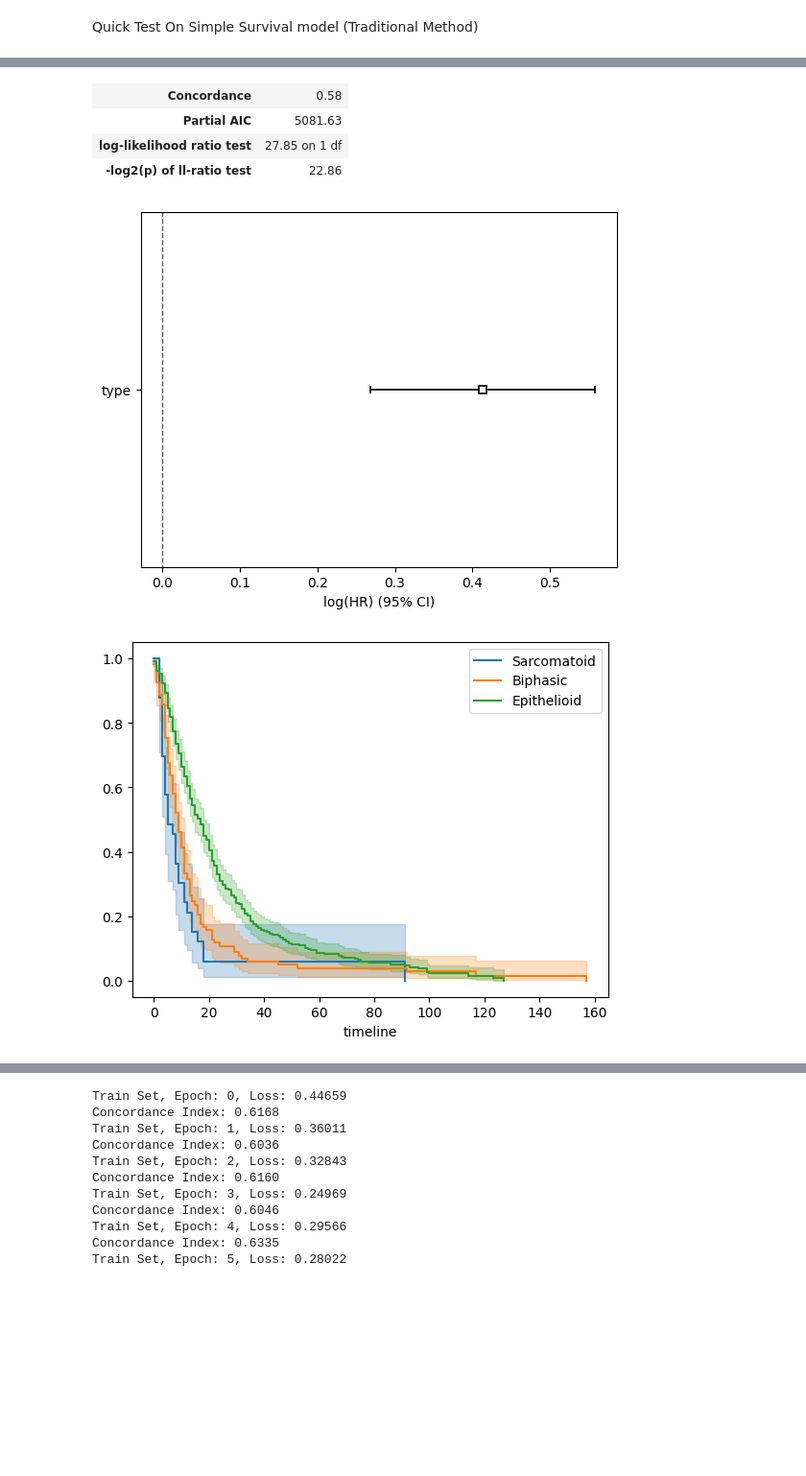
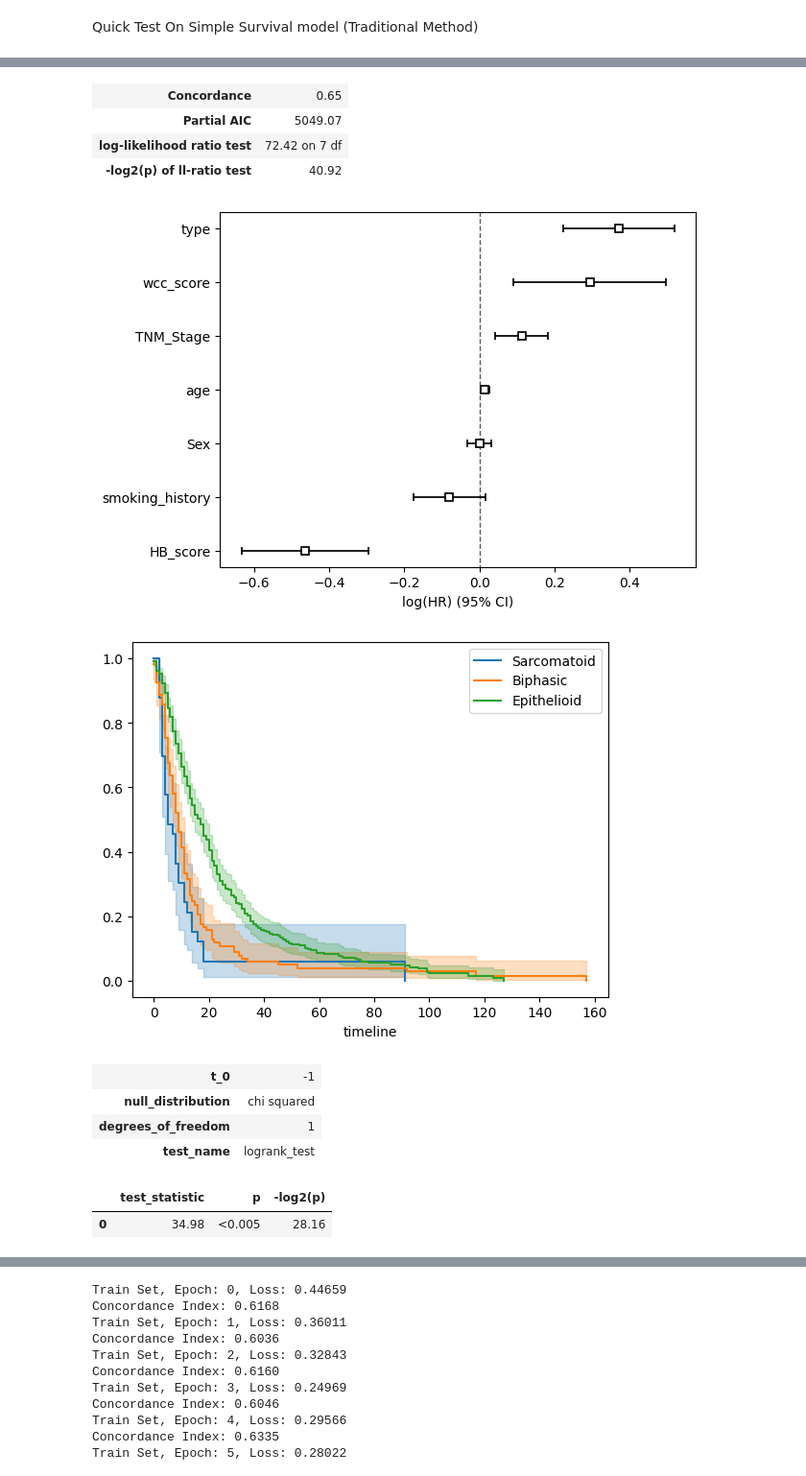
Before and after one commit to FarzanehSeyedshahi/Histomorphological-Phenotype-Learning, a Jupyter notebook: workflow/survival_figures.ipynb, the cells around one changed output, grey strips where cells are left out. Shown at 96% size. Cells and saved outputs as stored; diff of their text form; code cells hidden in the pictures; blank space fills up the shorter version.

```diff
--- a/workflow/survival_figures.ipynb
+++ b/workflow/survival_figures.ipynb
@@ -59,7 +60,6 @@ from lifelines.statistics import logrank_test
 from lifelines import CoxPHFitter
 # %%
 
-main_path = '/mnt/cephfs/sharedscratch/users/fshahi/Projects/Histomorphological-Phenotype-Learning'
 event_ind_field = 'os_event_ind'
 event_data_field = 'os_event_data'
 penalizer = .1
@@ -70,10 +70,6 @@ fold_number = 4
 datas = dict()
 cis = dict()
 cphs = dict()
-resolutions = ['2p0','5p0','7p0']
-resolutions = ['0p4','0p7','1p0','1p5','2p0','2p5','3p0','5p0','7p0','9p0']
-categorical_cols = ['Stage', 'Sex']
-normalize_cols = ['age']
 
 
 # For Kaplan-Meier Plots
@@ -81,12 +77,11 @@ matching_field = 'case_Id'
 num_folds = 5
 dataset = 'Meso'
 meta_folder = '750K'
-figure_path = main_path + '/results/BarlowTwins_3/{}/h224_w224_n3_zdim128/{}/cph_{}_{}'.format(dataset, meta_folder, l1_ratio, penalizer)
+figure_path = '{}/workflow/figures/survival/'.format(main_path)
+# figure_path = main_path + '/results/BarlowTwins_3/{}/h224_w224_n3_zdim128/{}/cph_{}_{}'.format(dataset, meta_folder, l1_ratio, penalizer)
 os.makedirs(figure_path, exist_ok=True)
 # Tile representation files.
 h5_complete_path   = '{}/results/BarlowTwins_3/{}/h224_w224_n3_zdim128/hdf5_{}_he_complete_filtered_metadata.h5'.format(main_path, dataset, dataset)
-
-# Ujncomment the below line for later processes
 adata_train, h5ad_path = read_h5ad_reference(h5_complete_path, meta_folder, groupby, fold_number)
 # %%
 # Removing the clusters manually
@@ -307,30 +260,30 @@ score_df = pd.concat([train_score_df, test_score_df], axis=0)
 import pandas as pd
 meta_data_org = pd.read_csv('{}/files/Meso_patients.csv'.format(main_path))
 # meta_data_org = meta_data_org[['case_Id', 'Stage', 'type', 'age', 'smoking_history', 'Sex', 'HB_score', 'wcc_score','TNM_Stage']]
-# meta_data_org = df[['Meso_score', 'os_event_data', 'os_event_ind', 'age','TNM_Stage','wcc_score', 'HB_score']]
+meta_data_org = meta_data_org[['os_event_data', 'os_event_ind', 'age','TNM_Stage','wcc_score', 'HB_score','smoking_history', 'type', 'Sex']]
 # make the table recurrence free
 # meta_data_org = meta_data_org[meta_data_org['recurrence'] == 0]
-meta_data_org = meta_data_org[['os_event_data', 'os_event_ind', 'type']]
+# meta_data_org = meta_data_org[['os_event_data', 'os_event_ind', 'type']]
 meta_data_org = meta_data_org.replace({'os_event_data': {'-': meta_data_org['os_event_data'].max()}, 'type': {'Epithelioid': 0, 'Sarcomatoid': 2, 'Biphasic': 1}})
 meta_data_org.os_event_data = meta_data_org.os_event_data.astype(float) #impartant!
 
 
 # meta_data_org['type'] = meta_data_org['type'].map({'Epithelioid': 0, 'Sarcomatoid': 2, 'Biphasic': 1})
 # meta_data_org['Stage'] = meta_data_org['Stage'].map({'N0': 0, 'N1': 1, 'N2': 2, 'N3': 3})
-# meta_data_org['smoking_history'] = meta_data_org['smoking_history'].map({'Unknown':-1 , 'Non-smoker': 0, 'Ex-smoker': 1, 'Current-smoker': 2})
+meta_data_org['smoking_history'] = meta_data_org['smoking_history'].map({'Unknown':-1 , 'Non-smoker': 0, 'Ex-smoker': 1, 'Current-smoker': 2})
 
-# meta_data_org['HB_score'] = meta_data_org['HB_score'].map({'Low': 0, 'Normal': 1, 'High': 2, '99': -1})
-# meta_data_org['wcc_score'] = meta_data_org['wcc_score'].map({'Low': 0, 'Normal': 1, 'High': 2, 'Unknown': -1})
-# meta_data_org['TNM_Stage'] = meta_data_org['TNM_Stage'].map({'IA': 0, 'IB':.5, 'II': 1, 'IIIA': 2, 'IIIB': 2.5, 'IV': 3, 'Missing': -1})
-# meta_data_org['Sex'] = meta_data_org['Sex'].map({'Male':0, 'Female':1})
+meta_data_org['HB_score'] = meta_data_org['HB_score'].map({'Low': 0, 'Normal': 1, 'High': 2, '99': -1})
+meta_data_org['wcc_score'] = meta_data_org['wcc_score'].map({'Low': 0, 'Normal': 1, 'High': 2, 'Unknown': -1})
+meta_data_org['TNM_Stage'] = meta_data_org['TNM_Stage'].map({'IA': 0, 'IB':.5, 'II': 1, 'IIIA': 2, 'IIIB': 2.5, 'IV': 3, 'Missing': -1})
+meta_data_org['Sex'] = meta_data_org['Sex'].map({'Male':0, 'Female':1})
 
 
 # adding score df
 # meta_data_org = pd.merge(meta_data_org, score_df, on='case_Id', how='inner')
 
 # meta_data_org = meta_data_org.drop('case_Id', axis=1)
-meta_data_org = meta_data_org.replace('-', meta_data_org['os_event_data'].max() )
-# meta_data_org = meta_data_org.fillna(-1)
+# meta_data_org = meta_data_org.replace('-', meta_data_org['os_event_data'].max() )
+meta_data_org = meta_data_org.fillna(-1)
 
 
 from lifelines import CoxPHFitter, KaplanMeierFitter
@@ -384,6 +343,12 @@ kmf.plot(ax=ax2)
-| Concordance | 0.58 |
-| Partial AIC | 5081.63 |
-| log-likelihood ratio test | 27.85 on 1 df |
-| -log2(p) of ll-ratio test | 22.86 |
+| Concordance | 0.65 |
+| Partial AIC | 5049.07 |
+| log-likelihood ratio test | 72.42 on 7 df |
+| -log2(p) of ll-ratio test | 40.92 |
-[figure, old version]
+[figure, new version]
 [figure]
+| t_0 | -1 |
+| null_distribution | chi squared |
+| degrees_of_freedom | 1 |
+| test_name | logrank_test |
+|  | test_statistic | p | -log2(p) |
+| 0 | 34.98 | <0.005 | 28.16 |
```
Also changed, not shown: parts of 20 cells of this notebook, 4 other files.
